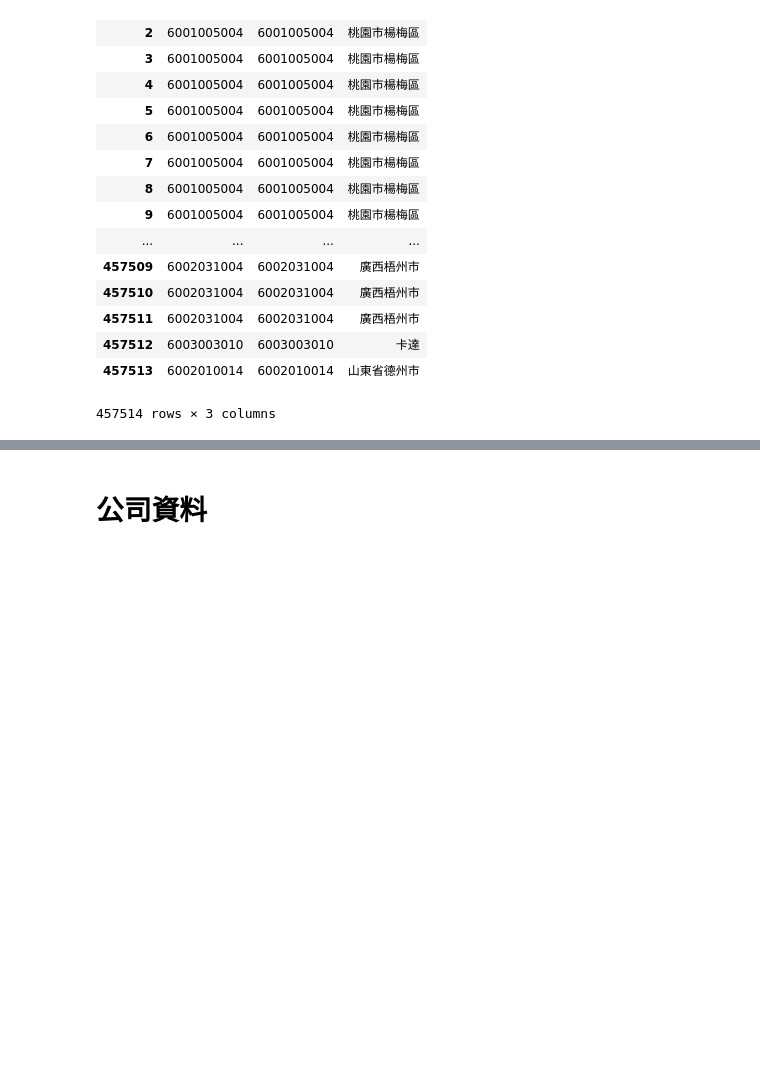
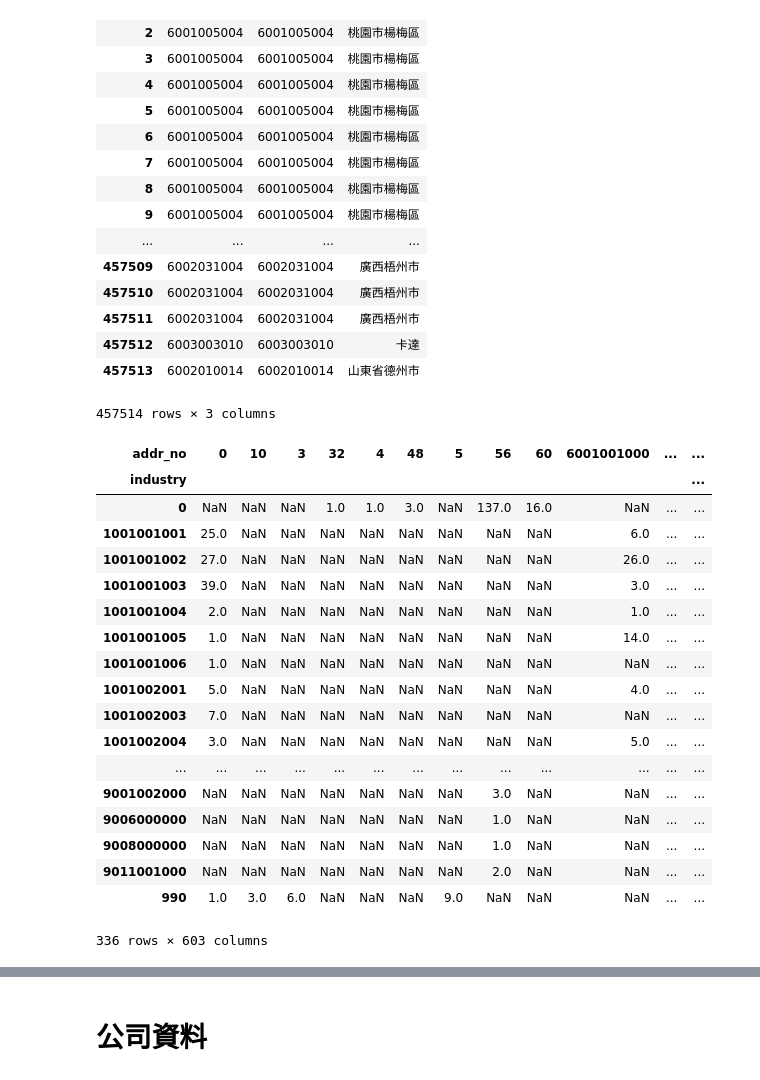
Before and after one commit to kuonumber/201807_104_hr_bank, a Jupyter notebook: 20180710_104_資料清理.ipynb, the cells around one changed output, grey strips where cells are left out. Cells and saved outputs as stored; diff of their text form; code cells hidden in the pictures; blank space fills up the shorter version.

```diff
--- a/20180710_104_資料清理.ipynb
+++ b/20180710_104_資料清理.ipynb
@@ -57 +58,10 @@ df_correct_lines.to_csv('./20180711_job_info.csv')
+# %%
+df_job_desc = pd.read_csv('./20180711_job_info.csv',
+                          usecols=['addr_no','industry','major_cat','major_cat2','major_cat3'],
+                          dtype={'addr_no':str,
+                                 'industry':str,
+                                 'major_cat':str,
+                                 'major_cat2':str,
+                                 'major_cat3':str
+                                })
 # %%
@@ -96,0 +127,24 @@ s['類目名稱'].value_counts().to_csv('./20180711_工作的地區次數分配
+# %%
+df_job_desc.groupby('addr_no')['industry'].value_counts().unstack('addr_no')
+# .value_counts()
+# 'addr_no','industry'
+# %% [output]
+| addr_no | 0 | 10 | 3 | 32 | 4 | 48 | 5 | 56 | 60 | 6001001000 | ... | ... |
+| industry |  |  |  |  |  |  |  |  |  |  |  | ... |
+| 0 | NaN | NaN | NaN | 1.0 | 1.0 | 3.0 | NaN | 137.0 | 16.0 | NaN | ... | ... |
+| 1001001001 | 25.0 | NaN | NaN | NaN | NaN | NaN | NaN | NaN | NaN | 6.0 | ... | ... |
+| 1001001002 | 27.0 | NaN | NaN | NaN | NaN | NaN | NaN | NaN | NaN | 26.0 | ... | ... |
+| 1001001003 | 39.0 | NaN | NaN | NaN | NaN | NaN | NaN | NaN | NaN | 3.0 | ... | ... |
+| 1001001004 | 2.0 | NaN | NaN | NaN | NaN | NaN | NaN | NaN | NaN | 1.0 | ... | ... |
+| 1001001005 | 1.0 | NaN | NaN | NaN | NaN | NaN | NaN | NaN | NaN | 14.0 | ... | ... |
+| 1001001006 | 1.0 | NaN | NaN | NaN | NaN | NaN | NaN | NaN | NaN | NaN | ... | ... |
+| 1001002001 | 5.0 | NaN | NaN | NaN | NaN | NaN | NaN | NaN | NaN | 4.0 | ... | ... |
+| 1001002003 | 7.0 | NaN | NaN | NaN | NaN | NaN | NaN | NaN | NaN | NaN | ... | ... |
+| 1001002004 | 3.0 | NaN | NaN | NaN | NaN | NaN | NaN | NaN | NaN | 5.0 | ... | ... |
+| ... | ... | ... | ... | ... | ... | ... | ... | ... | ... | ... | ... | ... |
+| 9001002000 | NaN | NaN | NaN | NaN | NaN | NaN | NaN | 3.0 | NaN | NaN | ... | ... |
+| 9006000000 | NaN | NaN | NaN | NaN | NaN | NaN | NaN | 1.0 | NaN | NaN | ... | ... |
+| 9008000000 | NaN | NaN | NaN | NaN | NaN | NaN | NaN | 1.0 | NaN | NaN | ... | ... |
+| 9011001000 | NaN | NaN | NaN | NaN | NaN | NaN | NaN | 2.0 | NaN | NaN | ... | ... |
+| 990 | 1.0 | 3.0 | 6.0 | NaN | NaN | NaN | 9.0 | NaN | NaN | NaN | ... | ... |
+336 rows × 603 columns
```
Also changed, not shown: parts of 29 cells of this notebook, 2 other files.
